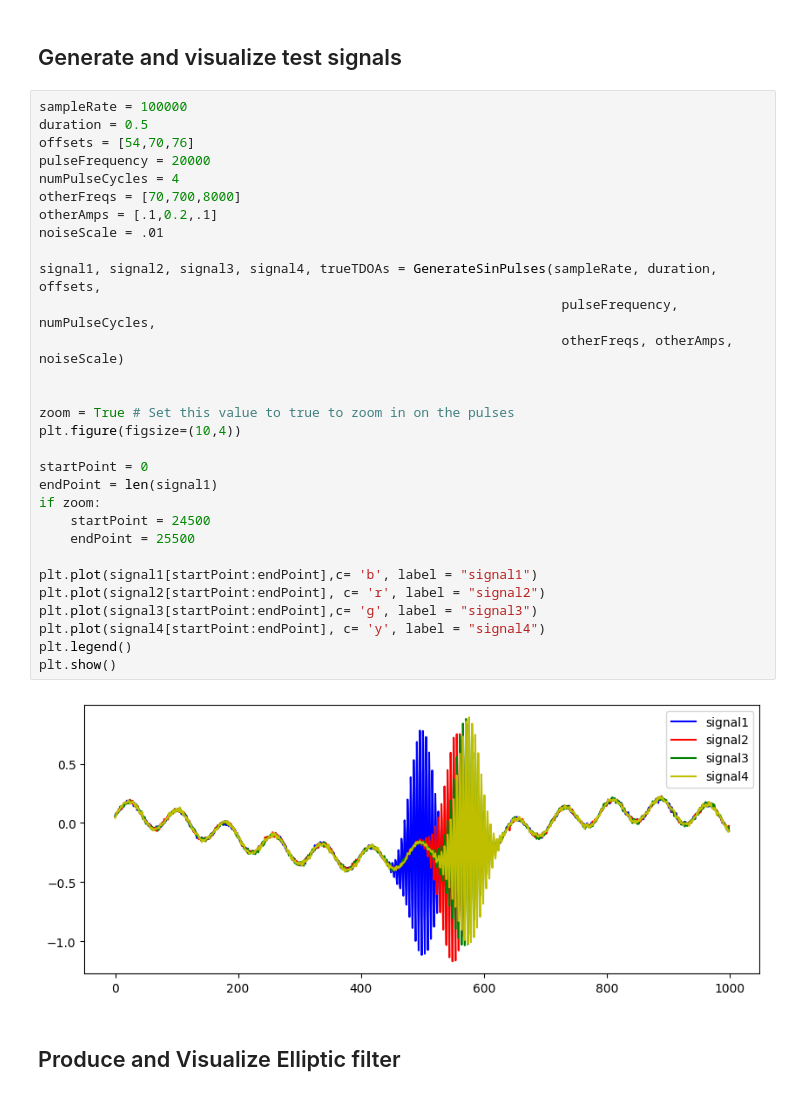
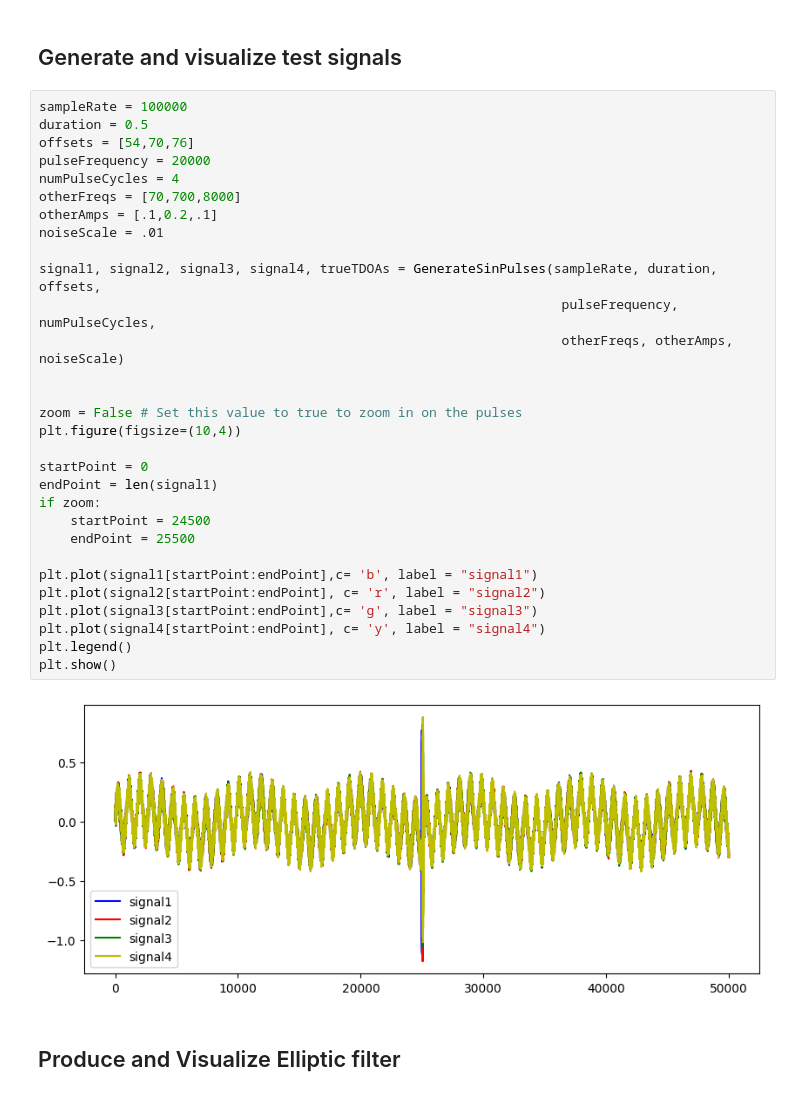
Before and after one commit to WAaronD/FreeWILLI_wasd, a Jupyter notebook: Python/Unit tests/unit_test_Elliptic_filter.ipynb, the cells around one changed output. Drawn from its saved outputs; the diff is of its cells as text.

```diff
--- a/Python/Unit tests/unit_test_Elliptic_filter.ipynb
+++ b/Python/Unit tests/unit_test_Elliptic_filter.ipynb
@@ -15,35 +15,35 @@ from unit_test_utils import GenerateSinPulses
 # %%
 sampleRate = 100000
 duration = 0.5
 offsets = [54,70,76]
 pulseFrequency = 20000
 numPulseCycles = 4
 otherFreqs = [70,700,8000]
 otherAmps = [.1,0.2,.1]
 noiseScale = .01
 
 signal1, signal2, signal3, signal4, trueTDOAs = GenerateSinPulses(sampleRate, duration, offsets,
                                                                    pulseFrequency, numPulseCycles,
                                                                    otherFreqs, otherAmps, noiseScale)
 
 
-zoom = True # Set this value to true to zoom in on the pulses
+zoom = False # Set this value to true to zoom in on the pulses
 plt.figure(figsize=(10,4))
 
 startPoint = 0
 endPoint = len(signal1)
 if zoom:
     startPoint = 24500
     endPoint = 25500
 
 plt.plot(signal1[startPoint:endPoint],c= 'b', label = "signal1")
 plt.plot(signal2[startPoint:endPoint], c= 'r', label = "signal2")
 plt.plot(signal3[startPoint:endPoint],c= 'g', label = "signal3")
 plt.plot(signal4[startPoint:endPoint], c= 'y', label = "signal4")
 plt.legend()
 plt.show()
 # %% [output]
-[figure, old version]
+[figure, new version]
 # %% [markdown]
 ## Produce and Visualize Elliptic filter
 # %%
```
Also changed, not shown: parts of 5 cells of this notebook, 2 other files.
